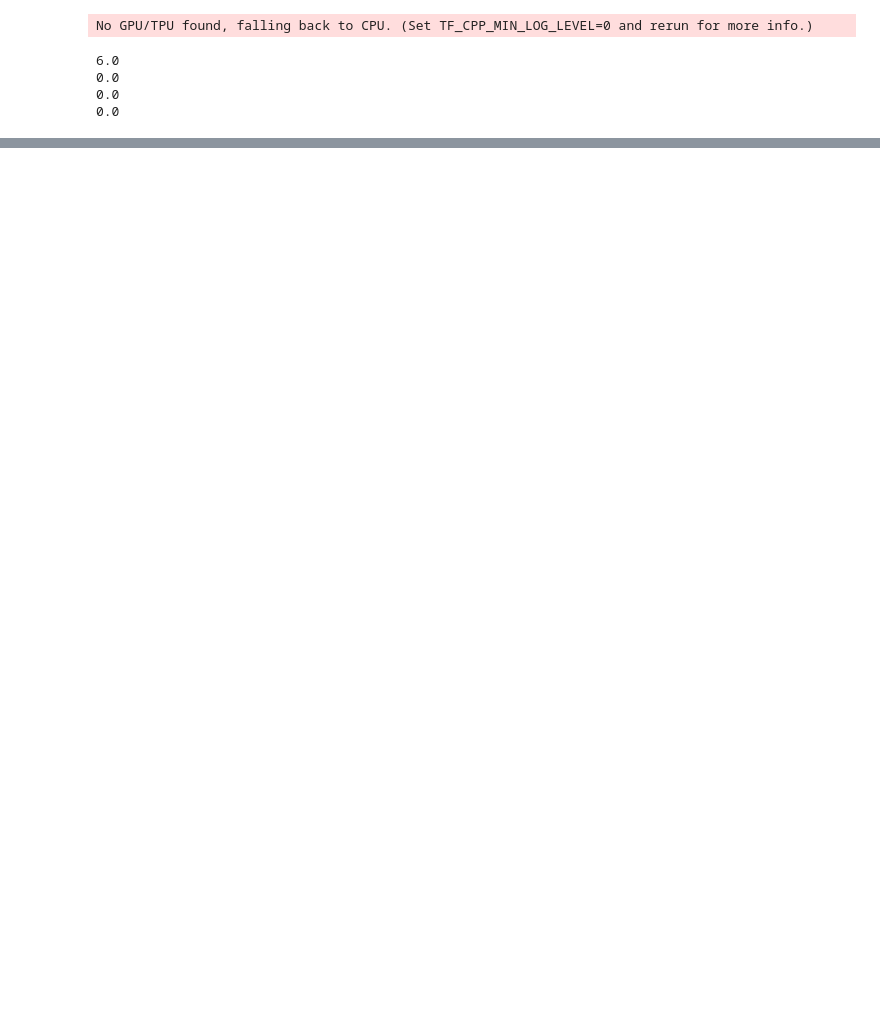
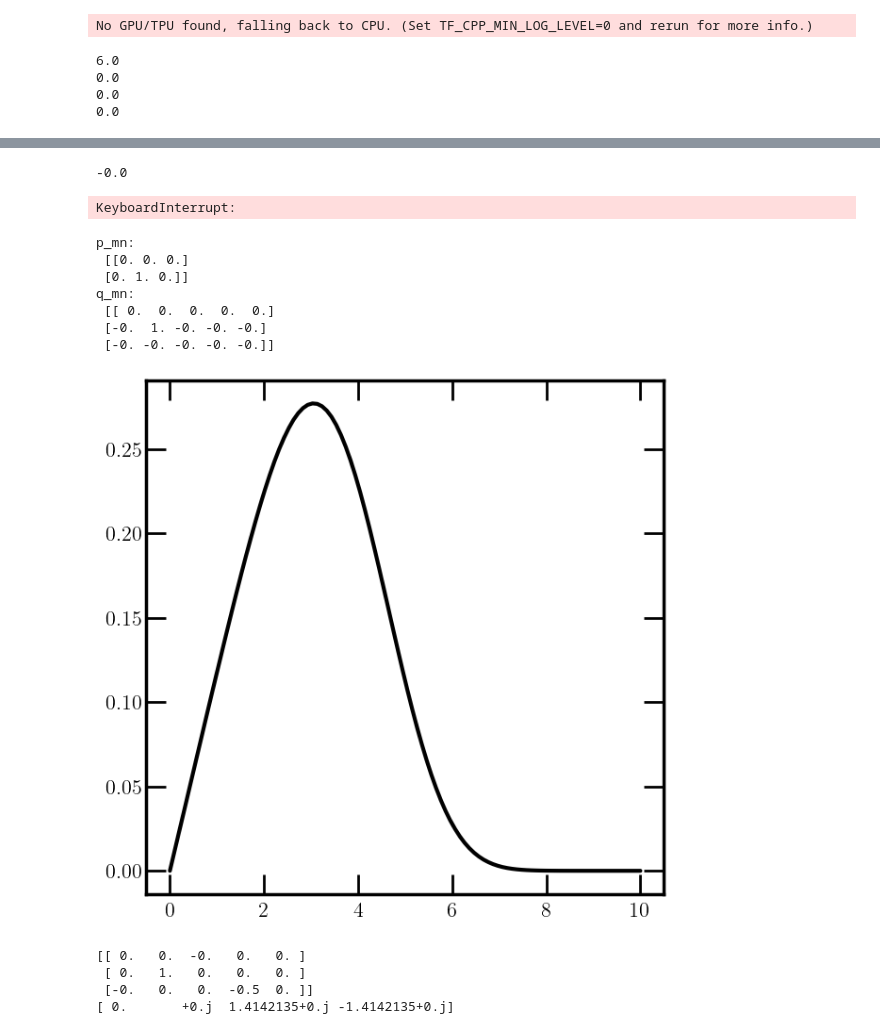
Before and after one commit to rikab/RDF, a Jupyter notebook: jax/initialization.ipynb, the cells around one changed output, grey strips where cells are left out. Drawn from its saved outputs; the diff is of its cells as text; code cells hidden in the pictures; blank space fills up the shorter version.

```diff
--- a/jax/initialization.ipynb
+++ b/jax/initialization.ipynb
@@ -248,0 +180,66 @@ NameError: name 'polynomial_f' is not defined
+# %%
+def id(x):
+    return -x
+
+pdf = construct_pdf(polynomial, id)
+pdf = jax.jit(pdf)
+print(pdf(0.0, 0.0, matched_coeffs))
+
+
+qmn = taylor_expand_2d(pdf, 0.0, 0.0, 3, 6, params=matched_coeffs)
+# %% [output]
+-0.0
+KeyboardInterrupt:
+# %%
+ts = jnp.linspace(0, 10, 100)
+alpha = 0.118
+
+vmapped_pdf = jax.vmap(pdf, in_axes=(0, None, None))
+
+fig, ax = newplot("full")
+ax.plot(ts, -vmapped_pdf(ts, alpha, matched_coeffs), label="PDF", color = "black")
+
+
+print("p_mn:\n", example_coeffs)
+print("q_mn:\n", -qmn)
+# %% [output]
+p_mn:
+ [[0. 0. 0.]
+ [0. 1. 0.]]
+q_mn:
+ [[ 0.  0.  0.  0.  0.]
+ [-0.  1. -0. -0. -0.]
+ [-0. -0. -0. -0. -0.]]
+[figure, added]
+# %%
+import jax.numpy.linalg as jla
+from utils.function_utils import build_powers
+
+def polynomial_roots(c):
+
+
+    roots = jnp.roots(c[::-1])
+    return roots
+
+
+
+def collapse_2d_coeffs(alpha, params):
+
+    M, N = params.shape
+
+    alpha_powers = build_powers(alpha, M)  # shape (M,)
+
+    return alpha_powers @ params
+
+
+print(example_coeffs)
+
+
+c = example_coeffs
+roots = polynomial_roots(collapse_2d_coeffs(1, c))
+print(roots)
+# %% [output]
+[[ 0.   0.  -0.   0.   0. ]
+ [ 0.   1.   0.   0.   0. ]
+ [-0.   0.   0.  -0.5  0. ]]
+[ 0.       +0.j  1.4142135+0.j -1.4142135+0.j]
```
Also changed, not shown: parts of 5 cells of this notebook, 1 other file.
